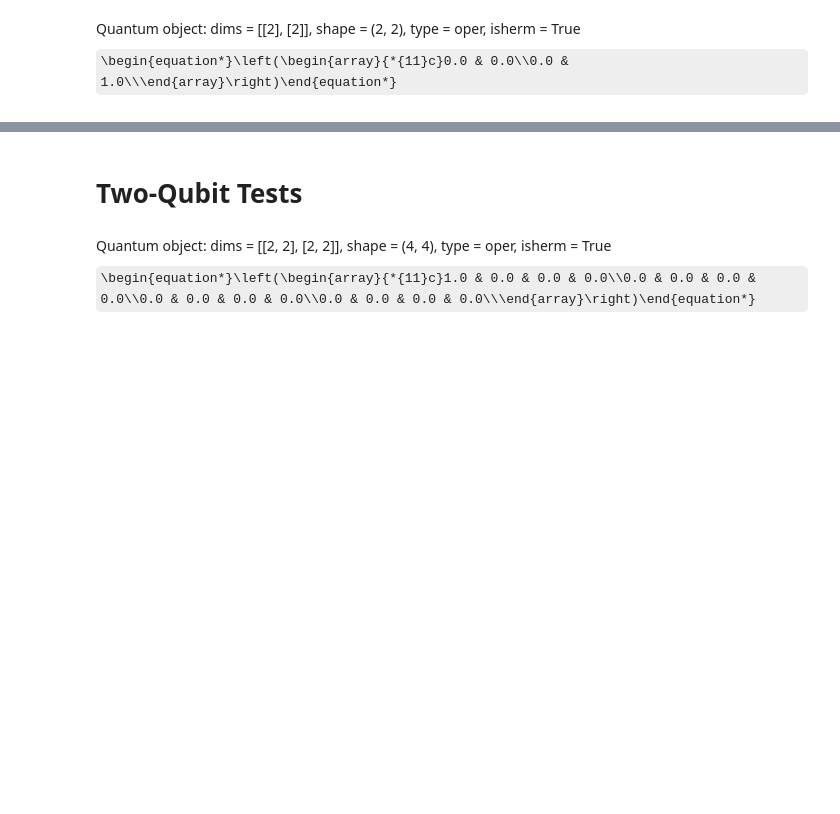
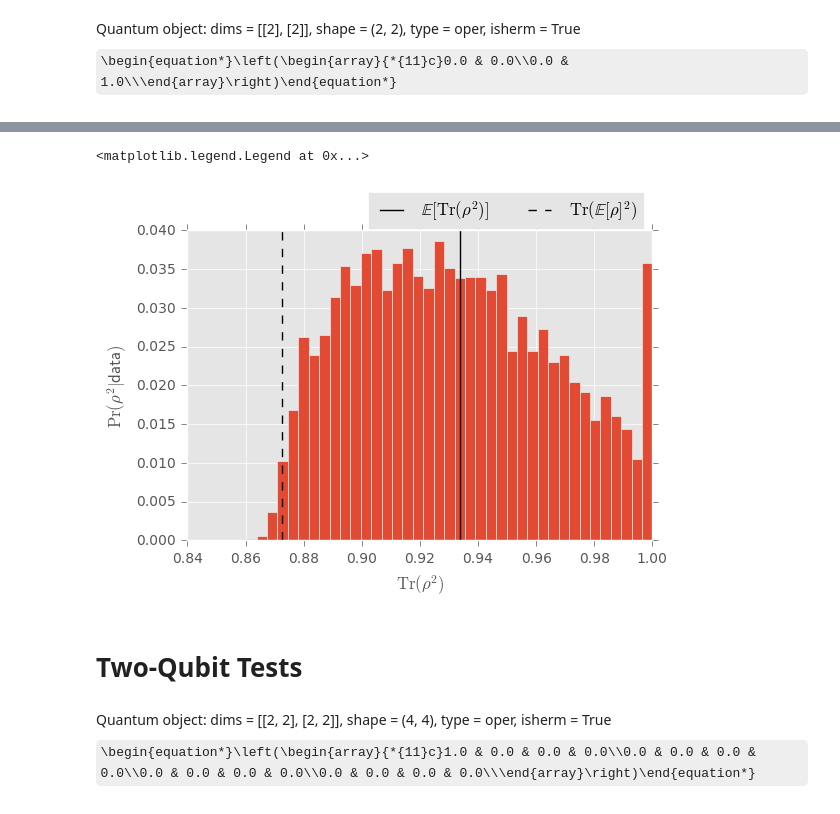
Before and after one commit to jamescolless/Bayesian_Tomography, a Jupyter notebook: two-qubit-state-tomo.ipynb, the cells around one changed output, grey strips where cells are left out. Saved outputs shown, nothing was run; the diff lists cells and outputs as text; code cells hidden in the pictures; some formulas as TeX source; blank space fills up the shorter version.

```diff
--- a/two-qubit-state-tomo.ipynb
+++ b/two-qubit-state-tomo.ipynb
@@ -119,13 +167,21 @@ plt.plot(np.divide(ideal_data,1))
 # %%
-updater = qi.SMCUpdater(model, 10000, prior)
-# updater = qi.SMCUpdater(parallel_model, 10000, prior)
+# updater = qi.SMCUpdater(model, 10000, prior)
+# # updater = qi.SMCUpdater(parallel_model, 10000, prior)
 
-for batch in range(number_of_batches):
-    i=0
-    for experiment in expparams[:, np.newaxis]:
-        datum=np.round(exp_data[i]/number_of_batches)
-        updater.update(datum, experiment)
-        i+=1
+# for batch in range(number_of_batches):
+#     i=0
+#     for experiment in expparams[:, np.newaxis]:
+#         datum=np.round(exp_data[i] * experiment['n_meas'] / number_of_batches)
+#         updater.update(datum, experiment)
+#         i+=1
+# %%
+updater = qi.SMCUpdater(model, 10000, prior)
+
+# Pick out "rows" of the data corresponding to looping
+# over the four measurements defined above.
+for data_repetition in np.round(n_shots * np.array(exp_data)[:, :4] / number_of_batches):
+    for experiment, datum in zip(experiment[:, np.newaxis], data_repetition):
+        updater.update(datum, experiment)
 # %%
 rho_est = basis.modelparams_to_state(updater.est_mean())
 # %%
@@ -143,3 +199,22 @@ array([ 0.70710678,  0.51862853, -0.46400052, -0.04195951])
+# %%
+particle_purities = np.array([
+    (rho ** 2).tr()
+    for rho in basis.modelparams_to_state(updater.particle_locations)
+])
+# %%
+plt.hist(particle_purities, weights=updater.particle_weights, bins=40)
+plt.xlabel(r'$\operatorname{Tr}(\rho^2)$')
+plt.ylabel(r'$\Pr(\rho^2 | \mathsf{data})$')
+plt.xlim(xmax=1)
+
+ylim = plt.ylim()
+plt.vlines(np.mean(particle_purities), *ylim, label=r'$\mathbb{E}[\operatorname{Tr}(\rho^2)]$')
+plt.vlines((rho_est ** 2).tr(), *ylim, linestyle='--', label=r'$\operatorname{Tr}(\mathbb{E}[\rho]^2)$')
+plt.ylim(*ylim)
+plt.legend(ncol=2, bbox_to_anchor=(1, 1.15))
+# %% [output]
+<matplotlib.legend.Legend at 0x...>
+[figure, added]
 # %% [markdown]
 # Two-Qubit Tests
 # %%
```
Also changed, not shown: parts of 38 cells of this notebook.
